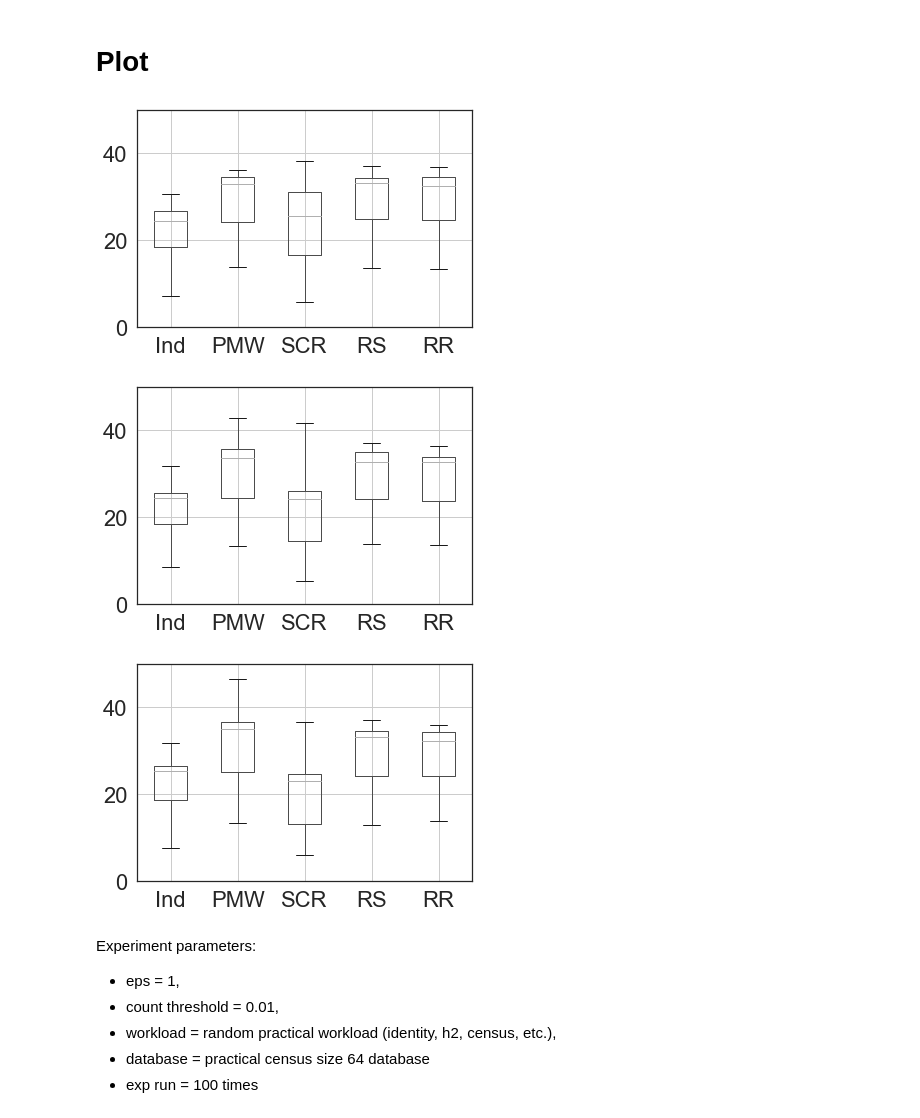
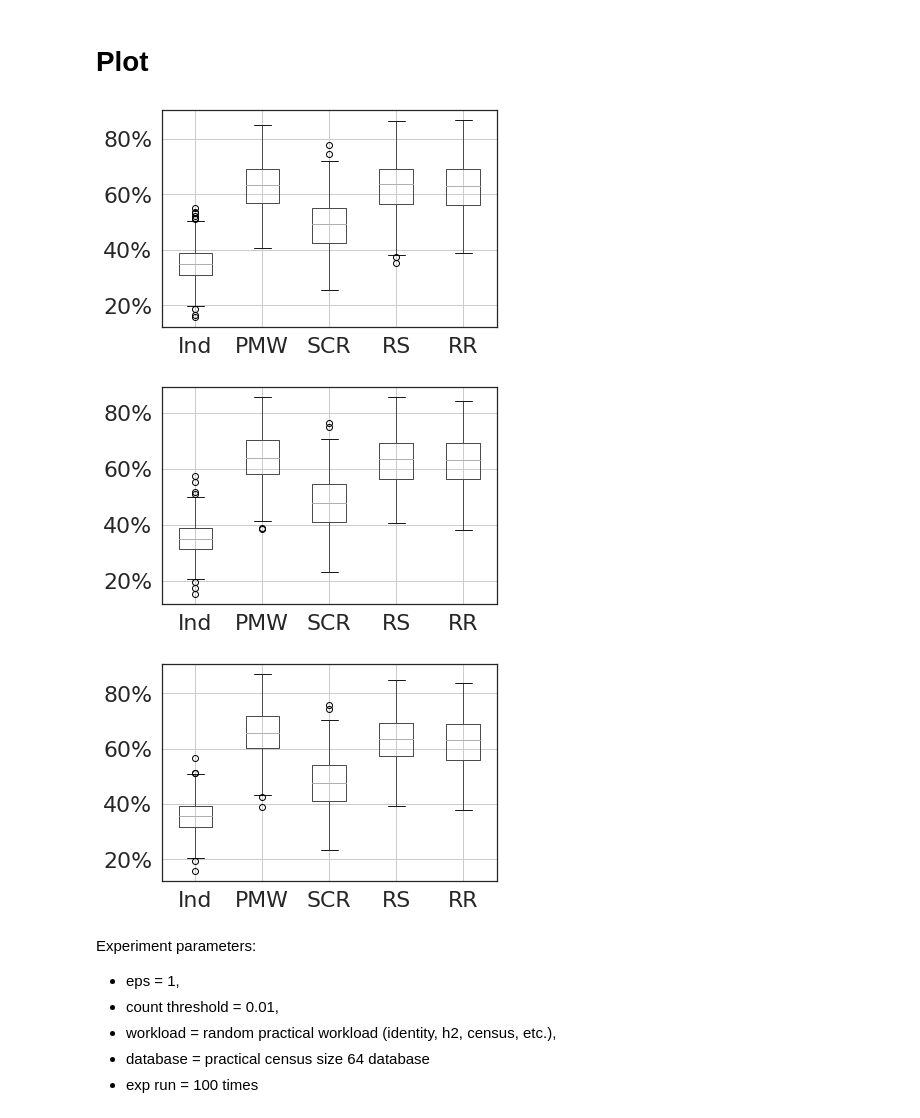
Before and after one commit to yikai-wu/Multi-Analyst-DP, a Jupyter notebook: src/online/VLDB Experiments.ipynb, the cells around one changed output. Saved outputs shown, nothing was run; the diff lists cells and outputs as text; code cells hidden in the pictures.

Commit message:
re-added percent method and ran experiments

```diff
--- a/src/online/VLDB Experiments.ipynb
+++ b/src/online/VLDB Experiments.ipynb
@@ -271,7 +282,7 @@ def pmw_naive(workload, x, analyst_labels, T, eps=0.01, total_k=None,
 # pmw_independent: write pmw for one person.
 # create wrapper function called pmw_independent() that takes in the workloads and workload labels. Run PMW for each analyst, separate their workloads based on analysts.
 
-def pmw_independent(w, input_x, labs, input_T, input_eps=0.01, input_k=None, input_to_return='num_ans'):
+def pmw_independent(w, input_x, labs, input_T, input_eps=0.01, input_k=None, input_to_return='num_ans', threshold = 0.01):
     """
     Wrapper function that calls pmw2() to simulate PMW for each independent person.
 
@@ -299,7 +310,7 @@ def pmw_independent(w, input_x, labs, input_T, input_eps=0.01, input_k=None, inp
                                     total_k = input_k,
                                     analyst_labels=[analyst]*len(workloads[analyst]),
                                     to_return=input_to_return,
-                                    count_threshold=0.01,
+                                    count_threshold=threshold,
                                     show_messages=False)
         all_analyst_error_dic.update(single_analyst_error)
     return all_analyst_error_dic
@@ -641,7 +652,7 @@ W_name = ['identity', 'H2', 'race1', 'race2', 'race3', 'custom', 'prefix_sum']#,
 W_lst = [online_workloads.identity(n), online_workloads.H2(n), online_workloads.race1(), online_workloads.race2(), online_workloads.race3(), online_workloads.custom(n), online_workloads.prefix_sum(n),] # online_workloads.total(n),]
 
 # database
-data_path = "migration_tworace.csv"
+data_path = "src/online/migration_tworace.csv"
 x_race = pd.read_csv(data_path, header=None).to_numpy().T[1]
 database = np.concatenate([x_race[:32], x_race[:32]]) # truncate for the first 32 twice for symmetry purposes
 # %%
@@ -785,6 +781,8 @@ def vldb_exp_new(p_list = [0.1, 0.5, 0.9], t = 10, epsilon = 1):
     for i in range(t):
         # 1. generate workloads
         # generate 10 workloads, one for each analyst
+        #Tr = 0.008
+        Global_Threshold = 0.01
         c = np.random.randint(len(W_lst))
         analysts = ['a', 'b', 'c', 'd', 'e', 'f', 'g', 'h', 'i', 'j']
         workloads = [random.choice(W_lst) for i in analysts] # different workload for each analyst
@@ -800,7 +798,9 @@ def vldb_exp_new(p_list = [0.1, 0.5, 0.9], t = 10, epsilon = 1):
                                              input_T=40,
                                              input_eps=epsilon/len(analysts),
                                              labs=analyst_labels,
-                                             input_to_return="num_ans")
+                                             threshold = Global_Threshold,
+                                             #input_to_return="num_ans")
+                                             input_to_return="pct_ans")
             save_value('Ind', p, sum(bl_pctans_dict.values()) / len(analysts))
 
             # opt - pmw with skewed ordering based on p
@@ -809,8 +809,9 @@ def vldb_exp_new(p_list = [0.1, 0.5, 0.9], t = 10, epsilon = 1):
                                         analyst_labels,
                                         eps=epsilon,
                                         T=40,
-                                        to_return='num_ans',
-                                        count_threshold=0.01)
+                                        #to_return='num_ans',
+                                        to_return="pct_ans",
+                                        count_threshold=Global_Threshold)
             save_value('PMW', p, sum(opt_pctans_dict.values()) / len(analysts))
 
             # cr - c&r with skewed ordering based on p
@@ -819,8 +820,9 @@ def vldb_exp_new(p_list = [0.1, 0.5, 0.9], t = 10, epsilon = 1):
                                                    epsilon,
                                                    5,
                                                    analyst_labels,
-                                                   to_return = "num_ans",
-                                                   count_threshold=0.01)
+                                                   #to_return = "num_ans",
+                                                   to_return="pct_ans",
+                                                   count_threshold=Global_Threshold)
             save_value('SCR', p, sum(cr_pctans_dict.values()) / len(analysts))
 
             # rs - random scheduler, p is always 0.1
@@ -830,8 +832,9 @@ def vldb_exp_new(p_list = [0.1, 0.5, 0.9], t = 10, epsilon = 1):
                                        analyst_labels,
                                        eps=epsilon,
                                        T=40,
-                                       to_return='num_ans',
-                                       count_threshold=0.01)
+                                       #to_return='num_ans',
+                                       to_return="pct_ans",
+                                       count_threshold=Global_Threshold)
             save_value('RS', p, sum(rs_pctans_dict.values()) / len(analysts))
 
             # rr - pmw with round robin ordering
@@ -841,8 +844,9 @@ def vldb_exp_new(p_list = [0.1, 0.5, 0.9], t = 10, epsilon = 1):
                                        analyst_labels,
                                        eps=epsilon,
                                        T=40,
-                                       to_return='num_ans',
-                                       count_threshold=0.01)
+                                       #to_return='num_ans',
+                                       to_return="pct_ans",
+                                       count_threshold=Tr)
             save_value('RR', p, sum(rr_pctans_dict.values()) / len(analysts))
 
         test_data = pd.DataFrame(data=df_dic)
@@ -883,37 +887,37 @@ artifactspath = "/Users/albertsun/Projects/artifacts/algexperiments/"
 # %%
 test_data_1 = test_data.iloc[:,:5]
 test_data_1.columns = test_data_1.columns.str.rstrip("0.1")
 ax = test_data_1.boxplot()
-ax.set_ylim(0, 50)
+#ax.set_ylim(0, 50)
 #plt.title('Alice gets her queries \nanswered with p = 0.1')
 #plt.ylabel('Queries Answered')
-#ax.yaxis.set_major_formatter(mtick.PercentFormatter())
+ax.yaxis.set_major_formatter(mtick.PercentFormatter())
 plt.savefig(artifactspath + '0.1acc.pdf', bbox_inches='tight')
 # %% [output]
-[figure, old version]
+[figure, new version]
 # %%
 test_data_2 = test_data.iloc[:,5:10]
 test_data_2.columns = test_data_2.columns.str.rstrip("0.5")
 ax = test_data_2.boxplot()
-ax.set_ylim(0, 50)
+#ax.set_ylim(0, 50)
 #plt.title('Alice gets her queries \nanswered with p = 0.5')
 #plt.ylabel('Queries Answered')
-#ax.yaxis.set_major_formatter(mtick.PercentFormatter())
+ax.yaxis.set_major_formatter(mtick.PercentFormatter())
 plt.savefig(artifactspath + '0.5acc.pdf', bbox_inches='tight')
 # %% [output]
-[figure, old version]
+[figure, new version]
 # %%
 # 0.9
 test_data_3 = test_data.iloc[:,10:15]
 test_data_3.columns = test_data_3.columns.str.rstrip("0.9")
 ax = test_data_3.boxplot()
-ax.set_ylim(0, 50)
+#ax.set_ylim(0, 50)
 #plt.title('Alice gets her queries \nanswered with p = 0.9')
 #plt.ylabel('Queries Answered')
-#ax.yaxis.set_major_formatter(mtick.PercentFormatter())
+ax.yaxis.set_major_formatter(mtick.PercentFormatter())
 plt.savefig(artifactspath + '0.9acc.pdf', bbox_inches='tight')
 # %% [output]
-[figure, old version]
+[figure, new version]
 # %% [markdown]
 Experiment parameters:
 - eps = 1,
```
Also changed, not shown: parts of 8 cells of this notebook.
